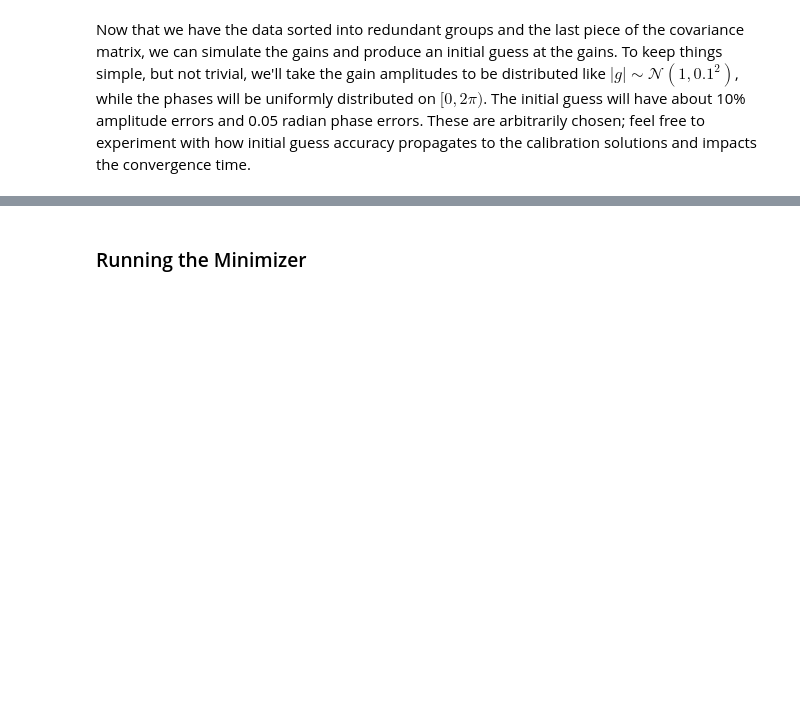
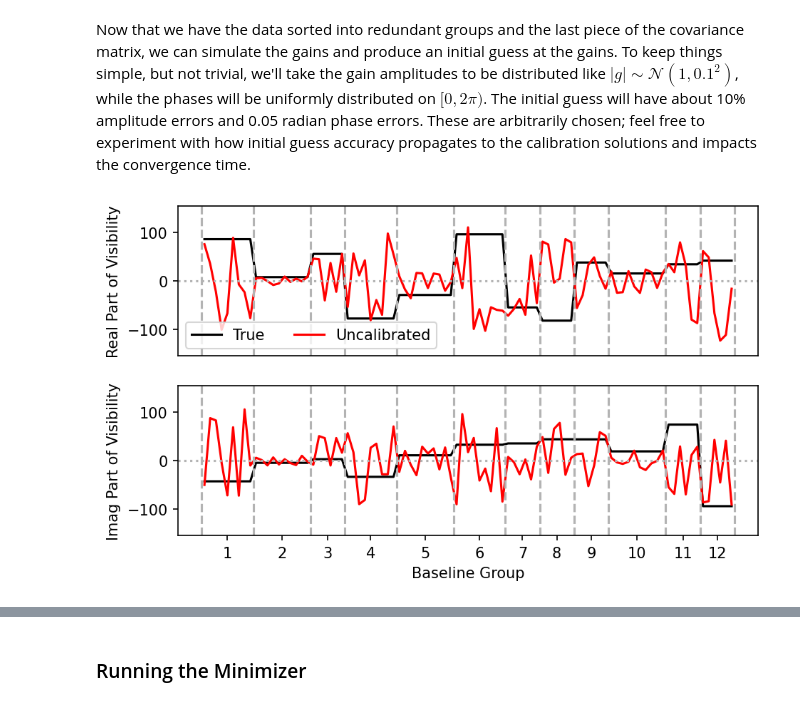
Before and after one commit to r-pascua/corrcal, a Jupyter notebook: docs/tutorials/calibration_example.ipynb, the cells around one changed output, grey strips where cells are left out. Drawn from its saved outputs; the diff is of its cells as text; code cells hidden in the pictures; blank space fills up the shorter version.

```diff
--- a/docs/tutorials/calibration_example.ipynb
+++ b/docs/tutorials/calibration_example.ipynb
@@ -565,0 +577,26 @@ data *= true_gains[ant_1_array] * true_gains[ant_2_array].conj()
+# %%
+# Before running calibration, let's get a sense of why we need to calibrate.
+fig, axes = plt.subplots(2, 1, figsize=(7,4), dpi=150)
+axes[0].xaxis.set_visible(False)
+axes[0].set_ylabel("Real Part of Visibility")
+axes[1].set_ylabel("Imag Part of Visibility")
+
+axes[0].plot(0.5 + np.arange(ant_1_array.size), data.real, color='k', label="True")
+axes[0].plot(0.5 + np.arange(ant_1_array.size), uncal_data.real, color='r', label="Uncalibrated")
+axes[1].plot(0.5 + np.arange(ant_1_array.size), data.imag, color='k')
+axes[1].plot(0.5 + np.arange(ant_1_array.size), uncal_data.imag, color='r')
+axes[0].legend(ncol=2)
+
+vmax = 1.5 * np.abs(data).max()
+
+for ax in axes:
+    ax.set_ylim(-vmax, vmax)
+    ax.axhline(0, color="0.7", ls=":")
+    for edge in edges//2:
+        ax.axvline(edge, color="0.7", ls="--")
+
+axes[1].set_xlabel("Baseline Group")
+axes[1].set_xticks(0.5 * (edges[1:] + edges[:-1])/2)
+axes[1].set_xticklabels(range(1,len(edges)));
+# %% [output]
+[figure, added]
```
Also changed, not shown: parts of 31 cells of this notebook.
